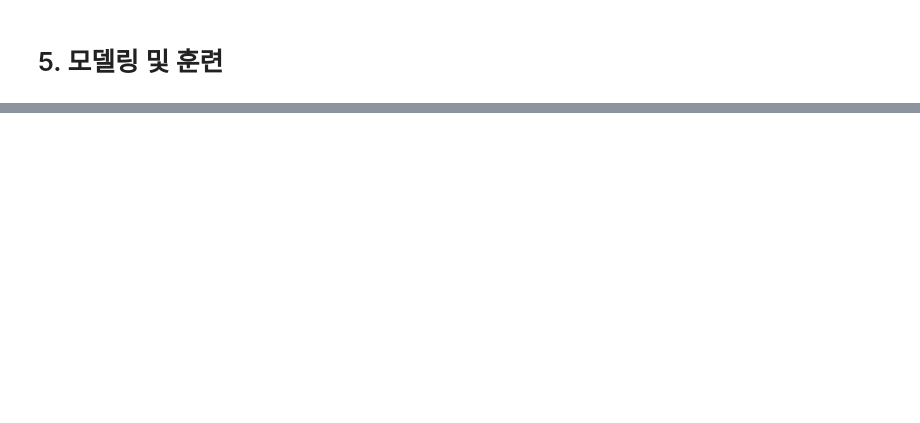
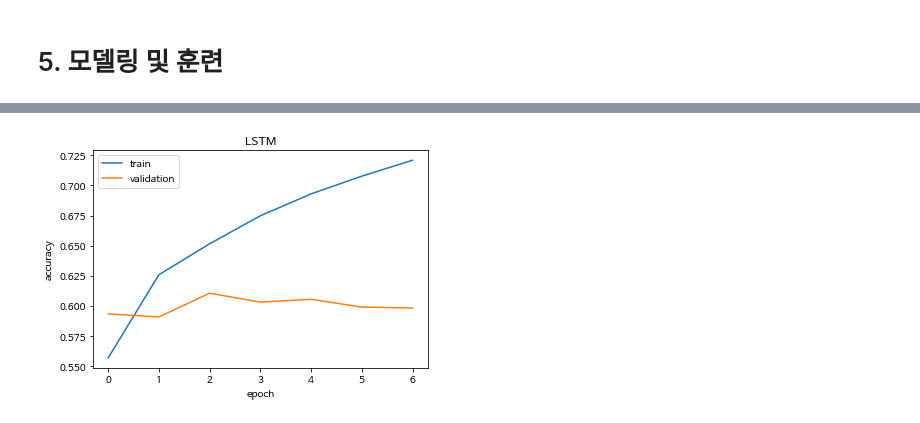
Before and after one commit to JaydenLee1116/Project4_Multi_Classification_Emotion_Prediction, a Jupyter notebook: Project_Multi-Classification-emotion.ipynb, the cells around one changed output, grey strips where cells are left out. Drawn from its saved outputs; the diff is of its cells as text; code cells hidden in the pictures; blank space fills up the shorter version.

```diff
--- a/Project_Multi-Classification-emotion.ipynb
+++ b/Project_Multi-Classification-emotion.ipynb
@@ -899,0 +648,15 @@ array([-2.7385552 ,  2.244759  , -3.1159198 , -0.60987777, -0.55548584,
+# %%
+# vocab_size=7949
+embedding_dim = 256
+hidden_units = 128
+
+model2 = Sequential()
+model2.add(Embedding(vocab_size, embedding_dim))
+model2.add(LSTM(hidden_units, dropout=0.2, recurrent_dropout=0.2))
+model2.add(Dense(6, activation='softmax')) # 클래스 6개이므로 softmax에 따른 다중 분류
+
+es = EarlyStopping(monitor='val_loss', mode='min', verbose=1, patience=4)
+mc = ModelCheckpoint('/content/drive/MyDrive/코드스테이츠/Section4/Project/data/best_model2.h5', monitor='val_acc', mode='max', verbose=1, save_best_only=True)
+
+model2.compile(optimizer='rmsprop', loss='sparse_categorical_crossentropy', metrics=['acc'])
+history = model2.fit(X_train, y_train, epochs=15, callbacks=[es, mc], batch_size=32, validation_data=[X_val, y_val])
@@ -899,0 +689,10 @@ array([-2.7385552 ,  2.244759  , -3.1159198 , -0.60987777, -0.55548584,
+# %%
+plt.plot(history.history['acc'], label='train')
+plt.plot(history.history['val_acc'], label='validation')
+plt.title('LSTM')
+plt.xlabel('epoch')
+plt.ylabel('accuracy')
+plt.legend()
+plt.show();
+# %% [output]
+[figure, added]
```
Also changed, not shown: parts of 73 cells of this notebook, 9 other files.
